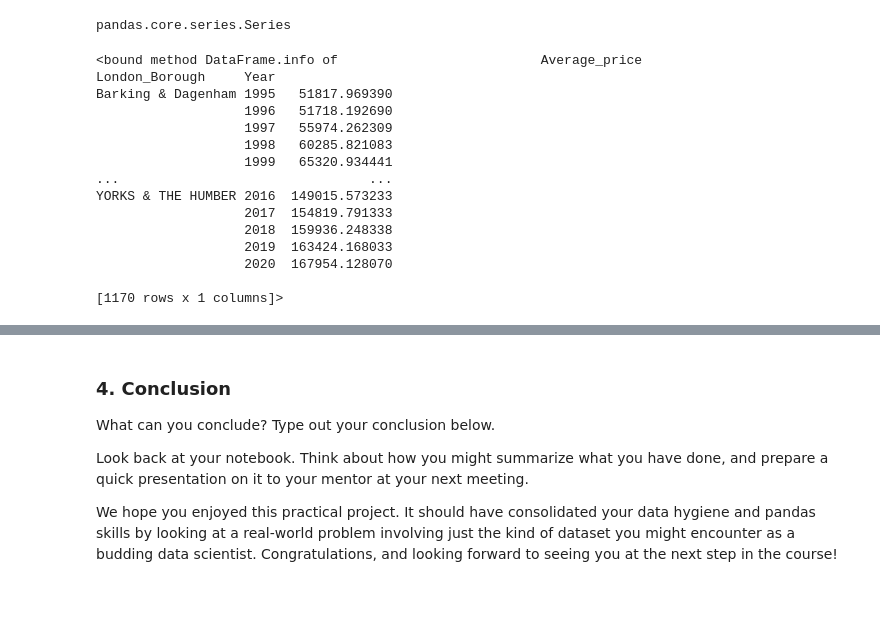
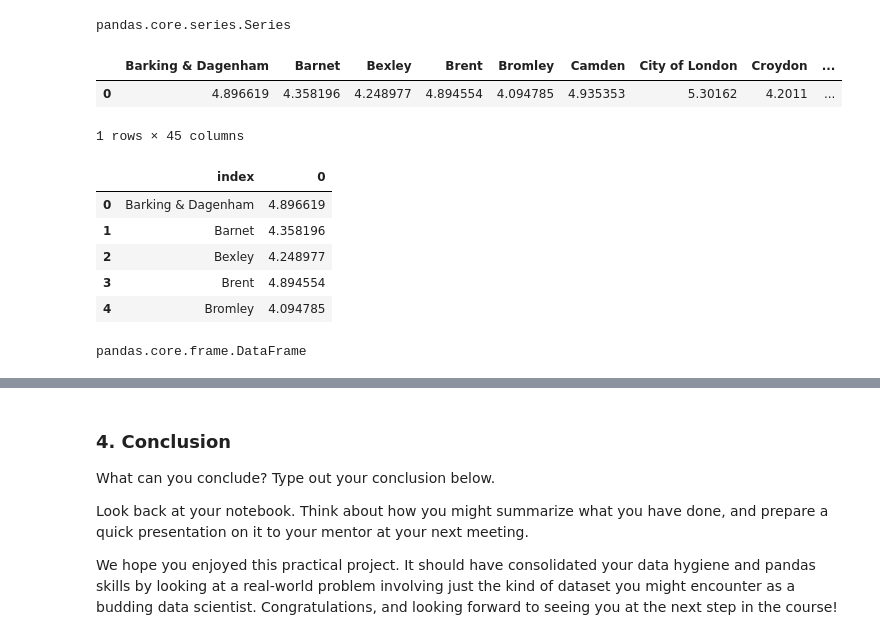
Before and after one commit to jamesclay06/Springboard, a Jupyter notebook: Unit4T3James.ipynb, the cells around one changed output, grey strips where cells are left out. Cells and saved outputs as stored; diff of their text form; code cells hidden in the pictures; blank space fills up the shorter version.

```diff
--- a/Unit4T3James.ipynb
+++ b/Unit4T3James.ipynb
@@ -540,7 +540,7 @@ Bear in mind: you don't have to write a function like this if you don't want to.
 - Python Data Science Toolbox - Part One, all modules
 # %%
 def create_price_ratio(d):
-    y1998 = float([d['Year']==1998])
+    y1998 = float(d['Average_price'][d['Year']==1998])
     y2018 = float(d['Average_price'][d['Year']==2018])
     ratio = [y2018/y1998]
     return ratio
@@ -566,21 +568,3 @@ Index(['Average_price'], dtype='object')
 type(dfg['Average_price'])
 # %% [output]
 pandas.core.series.Series
-# %%
-dfg.info
-# %% [output]
-<bound method DataFrame.info of                          Average_price
-London_Borough     Year
-Barking & Dagenham 1995   51817.969390
-                   1996   51718.192690
-                   1997   55974.262309
-                   1998   60285.821083
-                   1999   65320.934441
-...                                ...
-YORKS & THE HUMBER 2016  149015.573233
-                   2017  154819.791333
-                   2018  159936.248338
-                   2019  163424.168033
-                   2020  167954.128070
-
-[1170 rows x 1 columns]>
@@ -586,0 +573,19 @@ YORKS & THE HUMBER 2016  149015.573233
+# %%
+pfinal.head()
+# %% [output]
+|  | Barking & Dagenham | Barnet | Bexley | Brent | Bromley | Camden | City of London | Croydon | ... |
+| 0 | 4.896619 | 4.358196 | 4.248977 | 4.894554 | 4.094785 | 4.935353 | 5.30162 | 4.2011 | ... |
+1 rows × 45 columns
+# %%
+pfinal_t = pfinal.transpose().reset_index()
+# %% [output]
+|  | index | 0 |
+| 0 | Barking & Dagenham | 4.896619 |
+| 1 | Barnet | 4.358196 |
+| 2 | Bexley | 4.248977 |
+| 3 | Brent | 4.894554 |
+| 4 | Bromley | 4.094785 |
+# %%
+type(pfinal_t)
+# %% [output]
+pandas.core.frame.DataFrame
```
Also changed, not shown: parts of 8 cells of this notebook.
